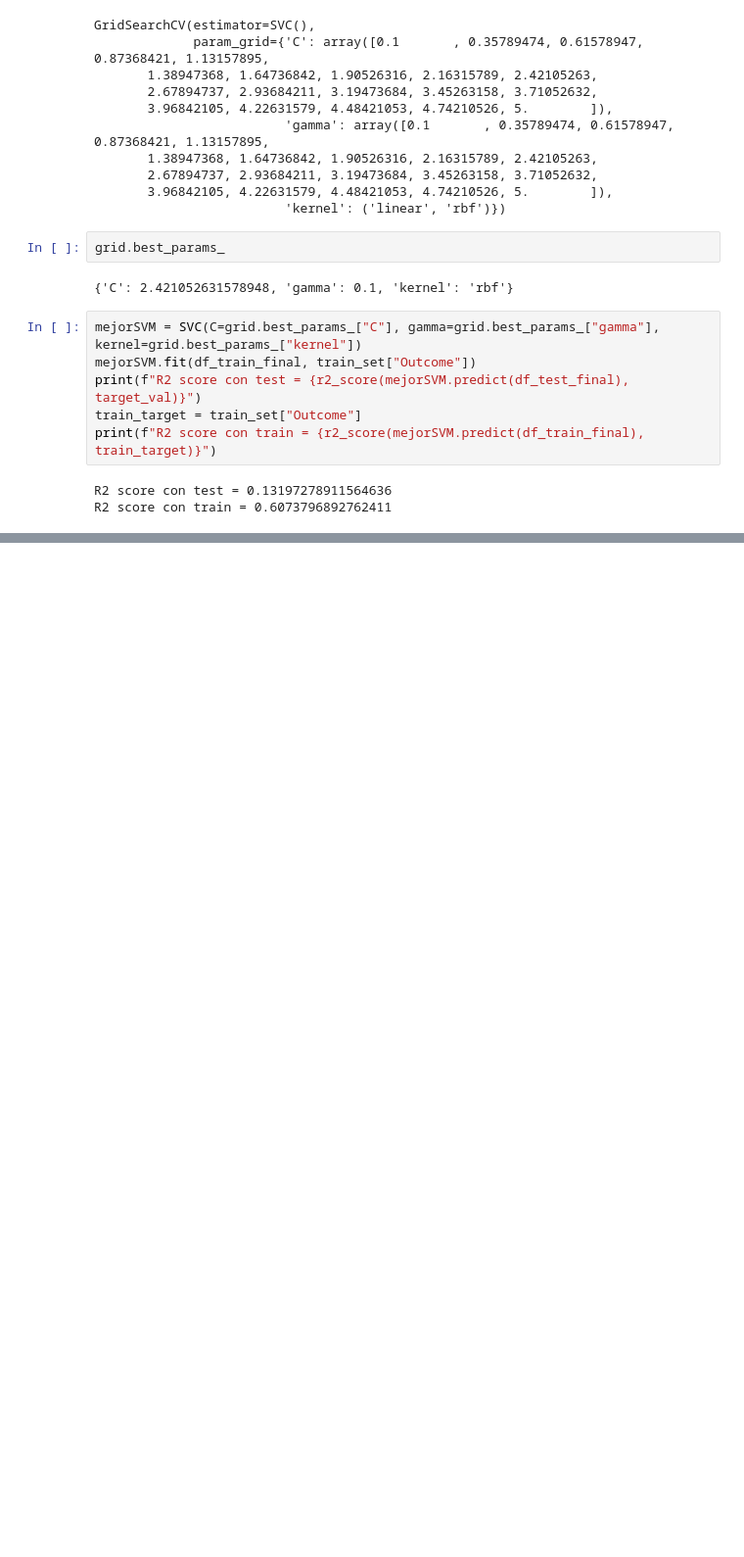
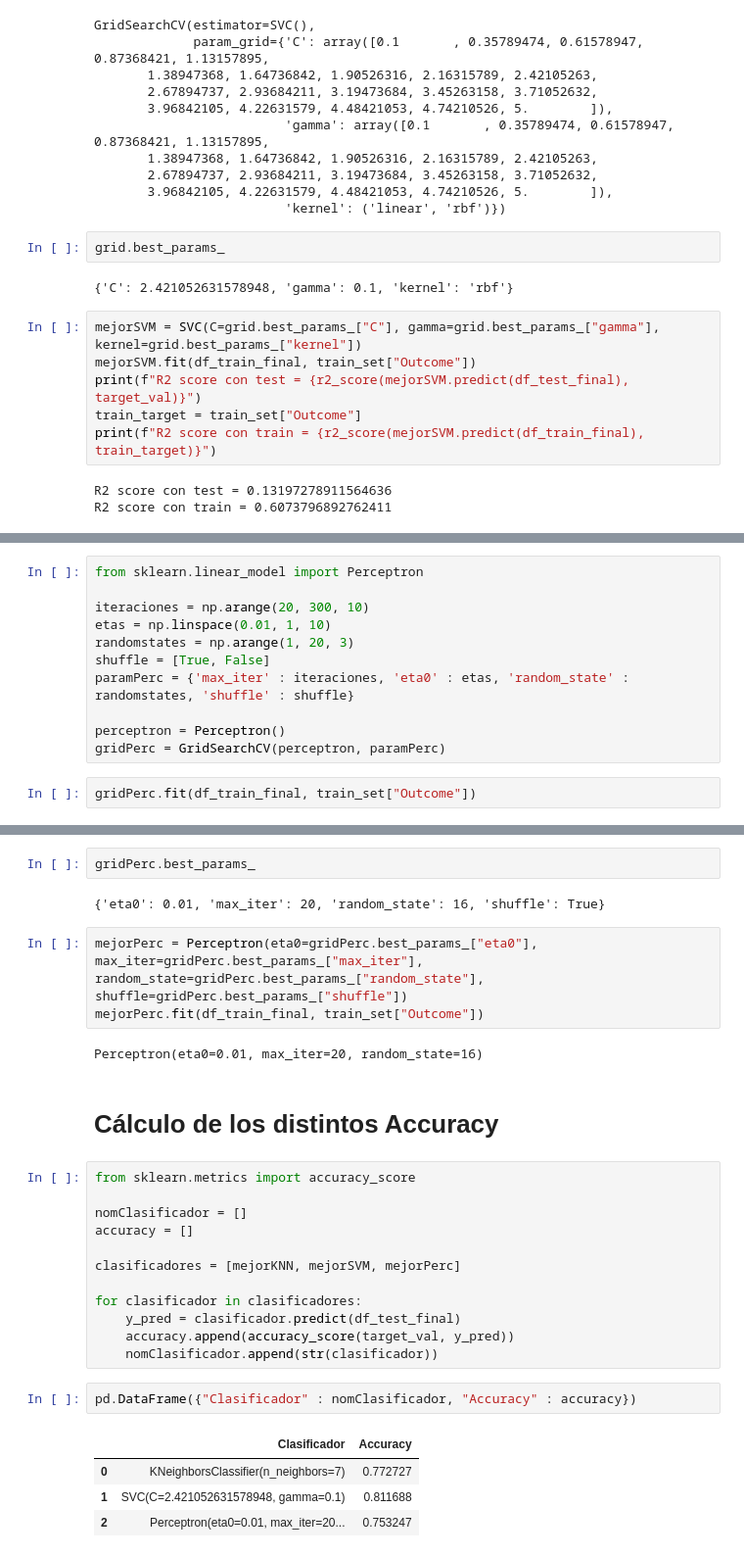
Before and after one commit to justog220/Practicas-IA, a Jupyter notebook: Semana6-PS/Notebooks/DiabetesClas.ipynb, the cells around one changed output, grey strips where cells are left out. Shown at 98% size. Drawn from its saved outputs; the diff is of its cells as text; blank space fills up the shorter version.

Commit message:
Añado perceptron

```diff
--- a/Semana6-PS/Notebooks/DiabetesClas.ipynb
+++ b/Semana6-PS/Notebooks/DiabetesClas.ipynb
@@ -195,0 +198,13 @@ R2 score con train = 0.6073796892762411
+# %%
+from sklearn.linear_model import Perceptron
+
+iteraciones = np.arange(20, 300, 10)
+etas = np.linspace(0.01, 1, 10)
+randomstates = np.arange(1, 20, 3)
+shuffle = [True, False]
+paramPerc = {'max_iter' : iteraciones, 'eta0' : etas, 'random_state' : randomstates, 'shuffle' : shuffle}
+
+perceptron = Perceptron()
+gridPerc = GridSearchCV(perceptron, paramPerc)
+# %%
+gridPerc.fit(df_train_final, train_set["Outcome"])
@@ -195,0 +219,30 @@ R2 score con train = 0.6073796892762411
+# %%
+gridPerc.best_params_
+# %% [output]
+{'eta0': 0.01, 'max_iter': 20, 'random_state': 16, 'shuffle': True}
+# %%
+mejorPerc = Perceptron(eta0=gridPerc.best_params_["eta0"], max_iter=gridPerc.best_params_["max_iter"], random_state=gridPerc.best_params_["random_state"], shuffle=gridPerc.best_params_["shuffle"])
+mejorPerc.fit(df_train_final, train_set["Outcome"])
+# %% [output]
+Perceptron(eta0=0.01, max_iter=20, random_state=16)
+# %% [markdown]
+# Cálculo de los distintos Accuracy
+# %%
+from sklearn.metrics import accuracy_score
+
+nomClasificador = []
+accuracy = []
+
+clasificadores = [mejorKNN, mejorSVM, mejorPerc]
+
+for clasificador in clasificadores:
+    y_pred = clasificador.predict(df_test_final)
+    accuracy.append(accuracy_score(target_val, y_pred))
+    nomClasificador.append(str(clasificador))
+# %%
+pd.DataFrame({"Clasificador" : nomClasificador, "Accuracy" : accuracy})
+# %% [output]
+|  | Clasificador | Accuracy |
+| 0 | KNeighborsClassifier(n_neighbors=7) | 0.772727 |
+| 1 | SVC(C=2.421052631578948, gamma=0.1) | 0.811688 |
+| 2 | Perceptron(eta0=0.01, max_iter=20... | 0.753247 |
```
Also changed, not shown: parts of 2 cells of this notebook, 1 other file.
